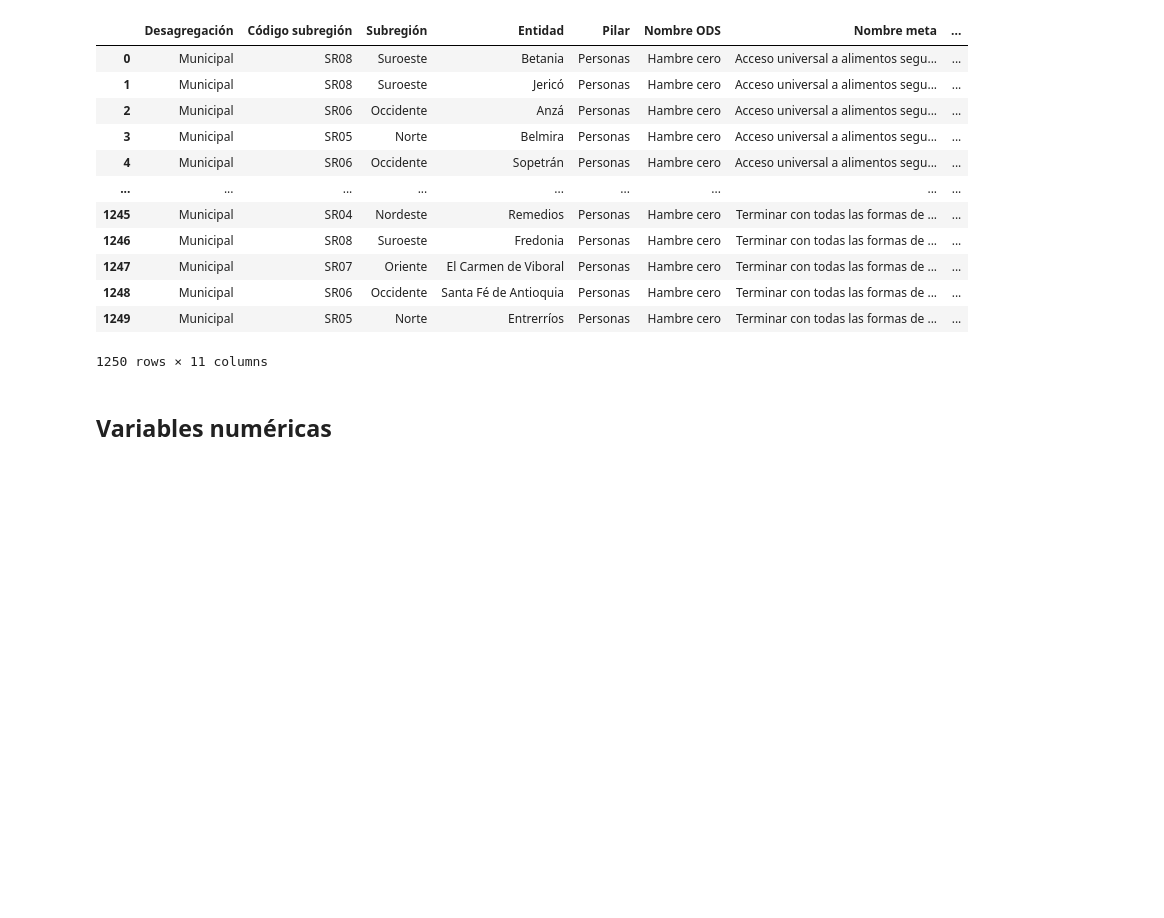
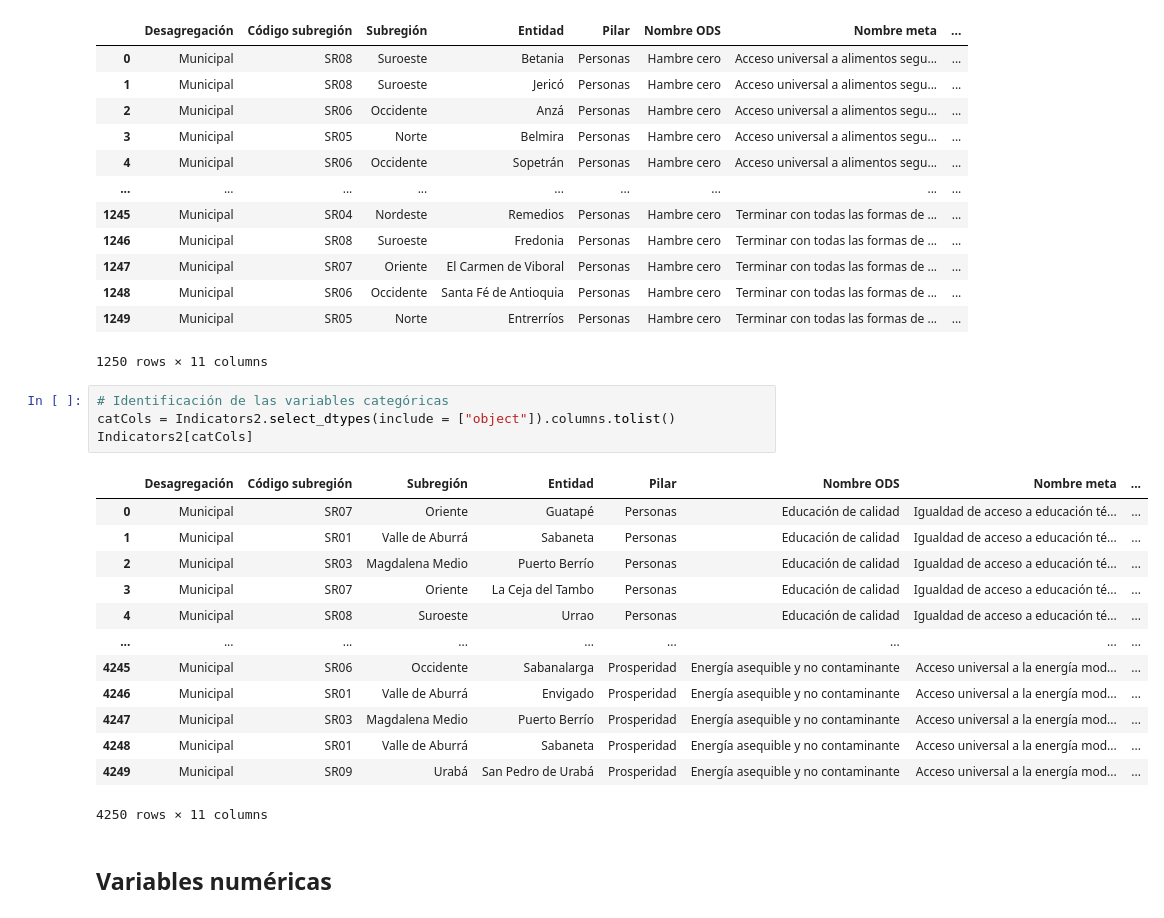
Before and after one commit to AlejandroGutie/SeminarioME03G04, a Jupyter notebook: Desnutrición_e_inseguridad_alimentaria.ipynb, the cells around one changed output. Saved outputs shown, nothing was run; the diff lists cells and outputs as text; blank space fills up the shorter version.

```diff
--- a/Desnutrición_e_inseguridad_alimentaria.ipynb
+++ b/Desnutrición_e_inseguridad_alimentaria.ipynb
@@ -103,6 +150,24 @@ Indicators[catCols]
 | 1248 | Municipal | SR06 | Occidente | Santa Fé de Antioquia | Personas | Hambre cero | Terminar con todas las formas de ... | ... |
 | 1249 | Municipal | SR05 | Norte | Entrerríos | Personas | Hambre cero | Terminar con todas las formas de ... | ... |
 1250 rows × 11 columns
+# %%
+# Identificación de las variables categóricas
+catCols = Indicators2.select_dtypes(include = ["object"]).columns.tolist()
+Indicators2[catCols]
+# %% [output]
+|  | Desagregación | Código subregión | Subregión | Entidad | Pilar | Nombre ODS | Nombre meta | ... |
+| 0 | Municipal | SR07 | Oriente | Guatapé | Personas | Educación de calidad | Igualdad de acceso a educación té... | ... |
+| 1 | Municipal | SR01 | Valle de Aburrá | Sabaneta | Personas | Educación de calidad | Igualdad de acceso a educación té... | ... |
+| 2 | Municipal | SR03 | Magdalena Medio | Puerto Berrío | Personas | Educación de calidad | Igualdad de acceso a educación té... | ... |
+| 3 | Municipal | SR07 | Oriente | La Ceja del Tambo | Personas | Educación de calidad | Igualdad de acceso a educación té... | ... |
+| 4 | Municipal | SR08 | Suroeste | Urrao | Personas | Educación de calidad | Igualdad de acceso a educación té... | ... |
+| ... | ... | ... | ... | ... | ... | ... | ... | ... |
+| 4245 | Municipal | SR06 | Occidente | Sabanalarga | Prosperidad | Energía asequible y no contaminante | Acceso universal a la energía mod... | ... |
+| 4246 | Municipal | SR01 | Valle de Aburrá | Envigado | Prosperidad | Energía asequible y no contaminante | Acceso universal a la energía mod... | ... |
+| 4247 | Municipal | SR03 | Magdalena Medio | Puerto Berrío | Prosperidad | Energía asequible y no contaminante | Acceso universal a la energía mod... | ... |
+| 4248 | Municipal | SR01 | Valle de Aburrá | Sabaneta | Prosperidad | Energía asequible y no contaminante | Acceso universal a la energía mod... | ... |
+| 4249 | Municipal | SR09 | Urabá | San Pedro de Urabá | Prosperidad | Energía asequible y no contaminante | Acceso universal a la energía mod... | ... |
+4250 rows × 11 columns
 # %% [markdown]
 ## Variables numéricas
 # %%
```
Also changed, not shown: parts of 6 cells of this notebook.
